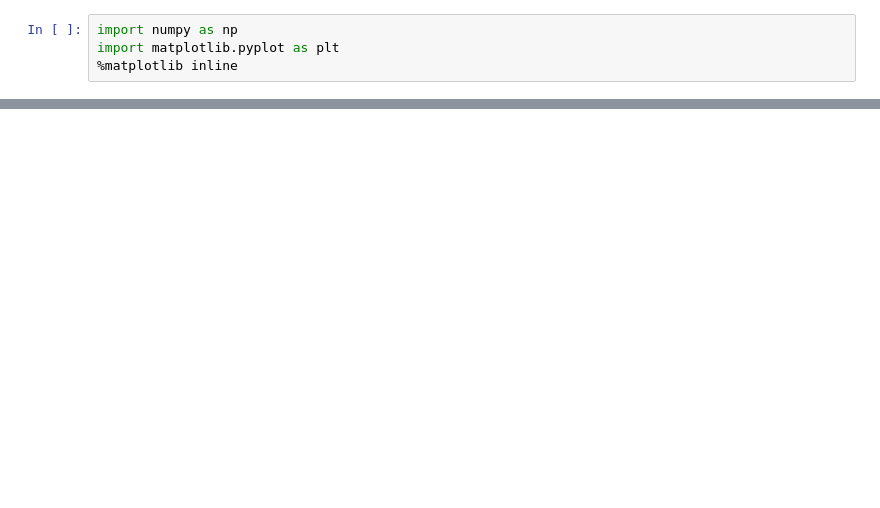
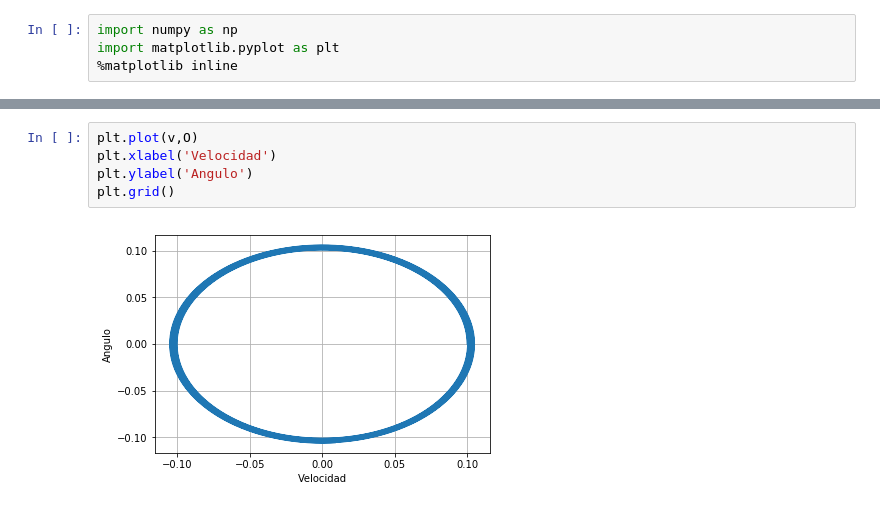
Before and after one commit to DCI-alxogm/pb2018-seguragg2018, a Jupyter notebook: semana14/Ejercicio_Oscilador.ipynb, the cells around one changed output, grey strips where cells are left out. Cells and saved outputs as stored; diff of their text form; blank space fills up the shorter version.

```diff
--- a/semana14/Ejercicio_Oscilador.ipynb
+++ b/semana14/Ejercicio_Oscilador.ipynb
@@ -17,0 +24,7 @@ NameError: name 'v' is not defined
+# %%
+plt.plot(v,O)
+plt.xlabel('Velocidad')
+plt.ylabel('Angulo')
+plt.grid()
+# %% [output]
+[figure, added]
```
Also changed, not shown: parts of 6 cells of this notebook.
